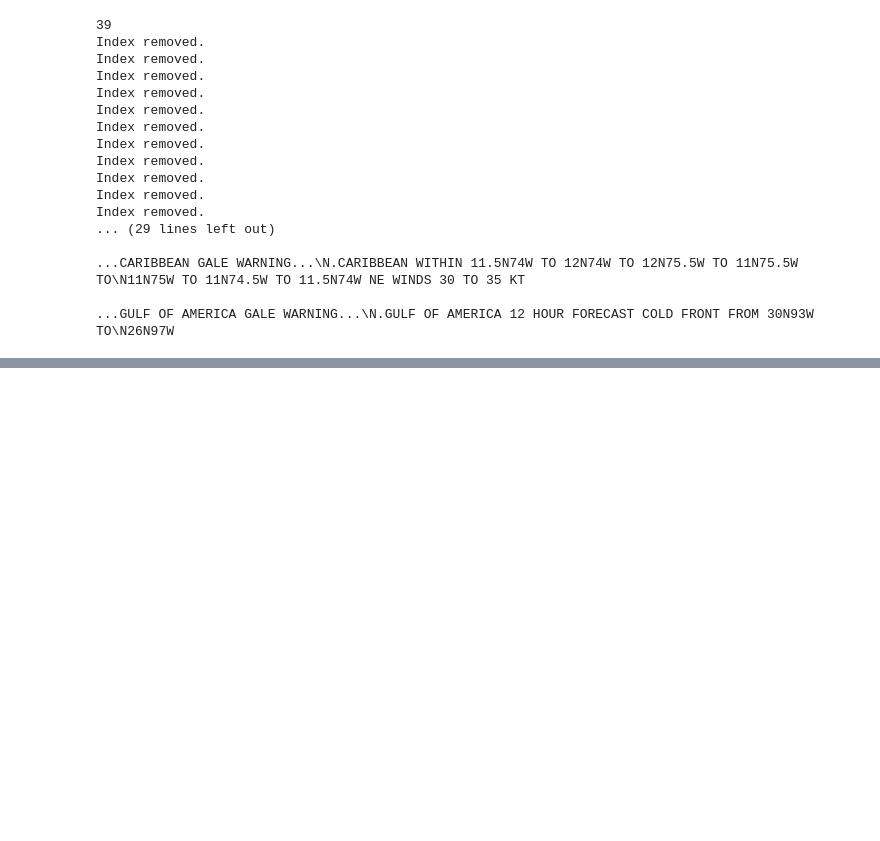
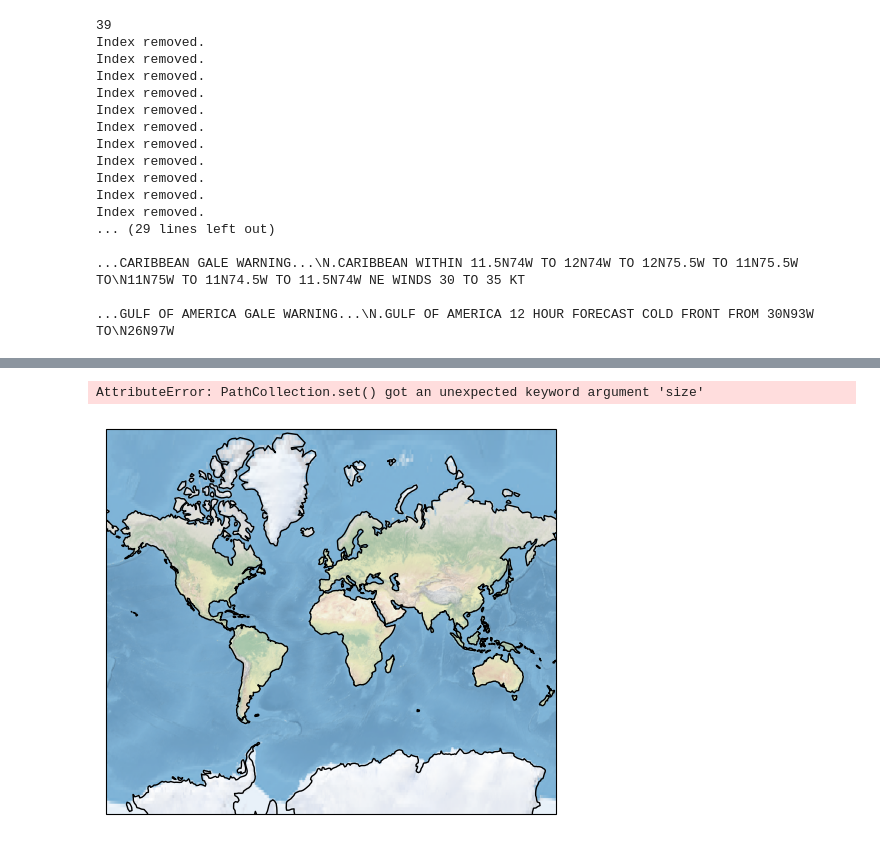
Before and after one commit to mumano/TC_watches_warnings, a Jupyter notebook: lapentaworkspace.ipynb, the cells around one changed output, grey strips where cells are left out. Drawn from its saved outputs; the diff is of its cells as text; code cells hidden in the pictures; blank space fills up the shorter version.

```diff
--- a/lapentaworkspace.ipynb
+++ b/lapentaworkspace.ipynb
@@ -733,0 +759,17 @@ Index removed.
+# %%
+fig, ax = plt.subplots(subplot_kw={'projection': ccrs.Mercator()}, figsize=(10, 5))
+ax.stock_img()
+ax.coastlines()
+data_crs = ccrs.PlateCarree()
+
+lons = [11.5, 12, 11, 11.5]
+lats = [-74, -75.5, -75, -74.5]
+
+# Plotting locations
+ax.scatter(lons, lats, color='blue', size=50, transform=data_crs, zorder=5)
+
+plt.title("Mercator Projection")
+plt.show()
+# %% [output]
+AttributeError: PathCollection.set() got an unexpected keyword argument 'size'
+[figure, added]
```
Also changed, not shown: parts of 3 cells of this notebook.
